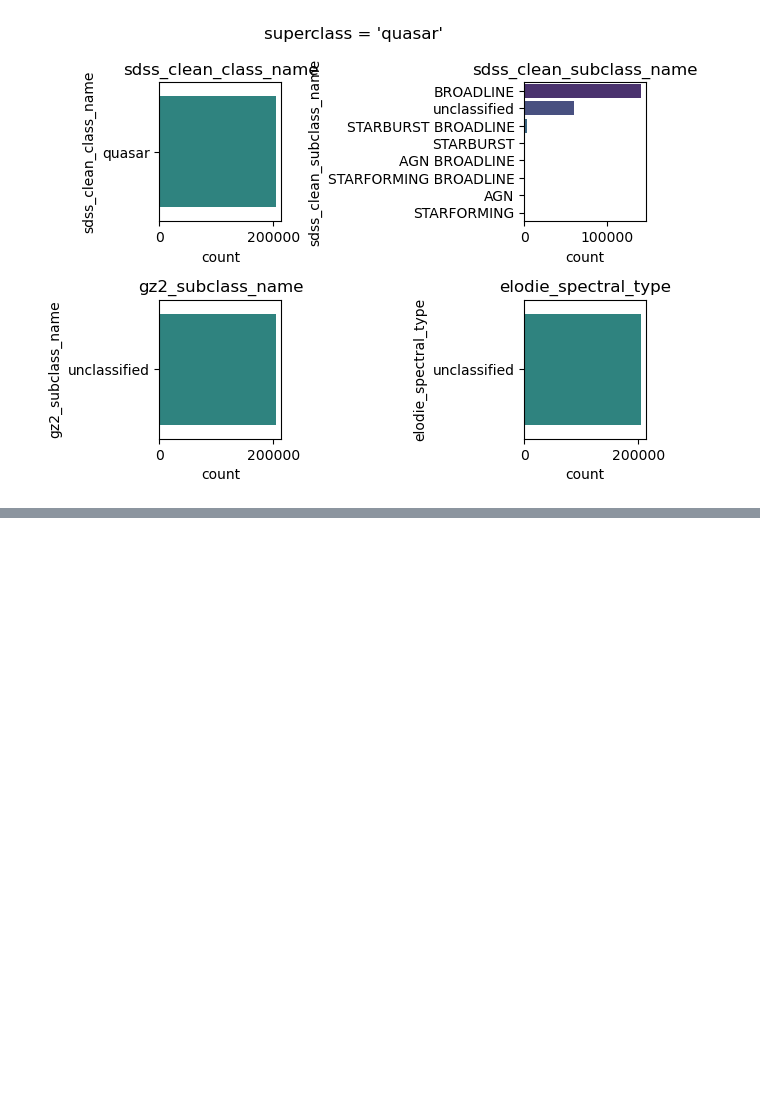
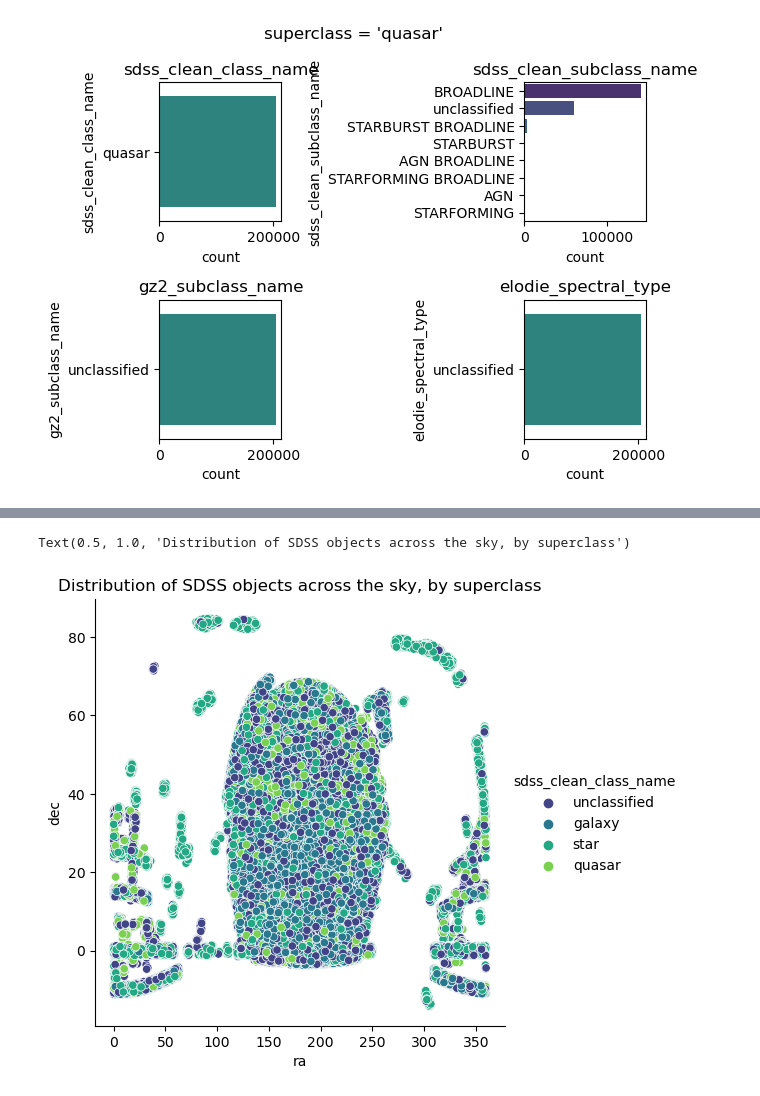
Before and after one commit to jspencermorris/galaxies_sdss, a Jupyter notebook: notebooks/jsm_eda_02.ipynb, the cells around one changed output, grey strips where cells are left out. Cells and saved outputs as stored; diff of their text form; code cells hidden in the pictures; blank space fills up the shorter version.

Commit message:
updated notebook demonstrating how to load and work with consolidated data

```diff
--- a/notebooks/jsm_eda_02.ipynb
+++ b/notebooks/jsm_eda_02.ipynb
@@ -176,0 +140,8 @@ for label in [None] + sdss_full['sdss_clean_class_name'].unique().tolist():
+# %%
+# investigate physical distribution of classes
+
+sns.relplot(x='ra', y='dec', hue='sdss_clean_class_name', data=sdss_full.sample(frac=0.2), palette='viridis')
+plt.title('Distribution of SDSS objects across the sky, by superclass')
+# %% [output]
+Text(0.5, 1.0, 'Distribution of SDSS objects across the sky, by superclass')
+[figure, added]
```
Also changed, not shown: parts of 10 cells of this notebook.
